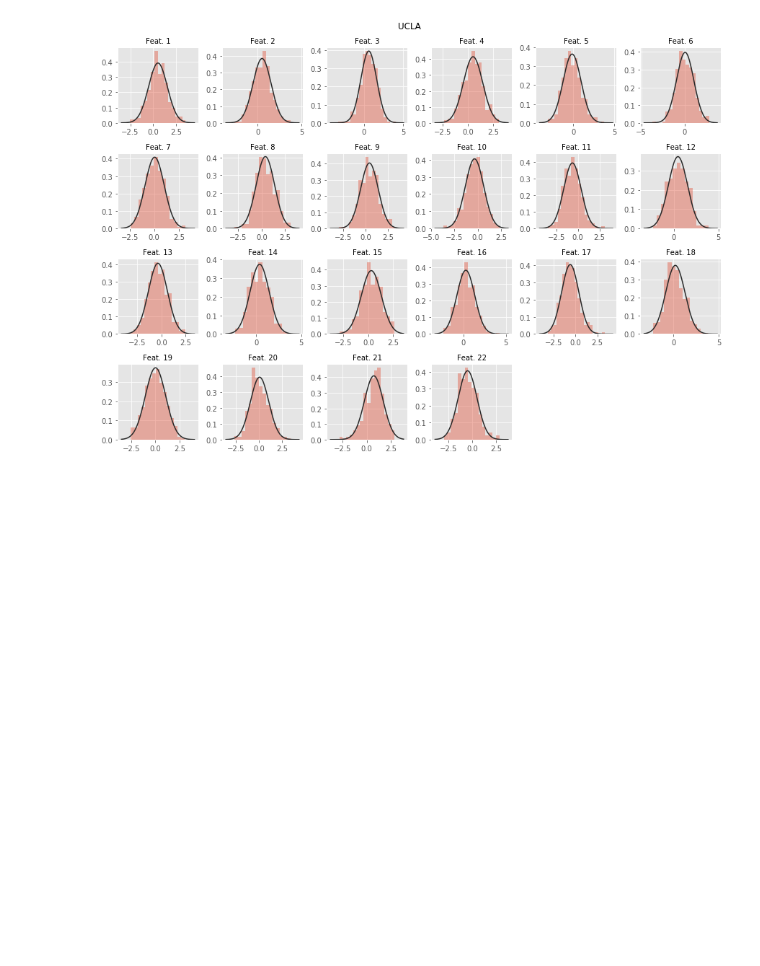
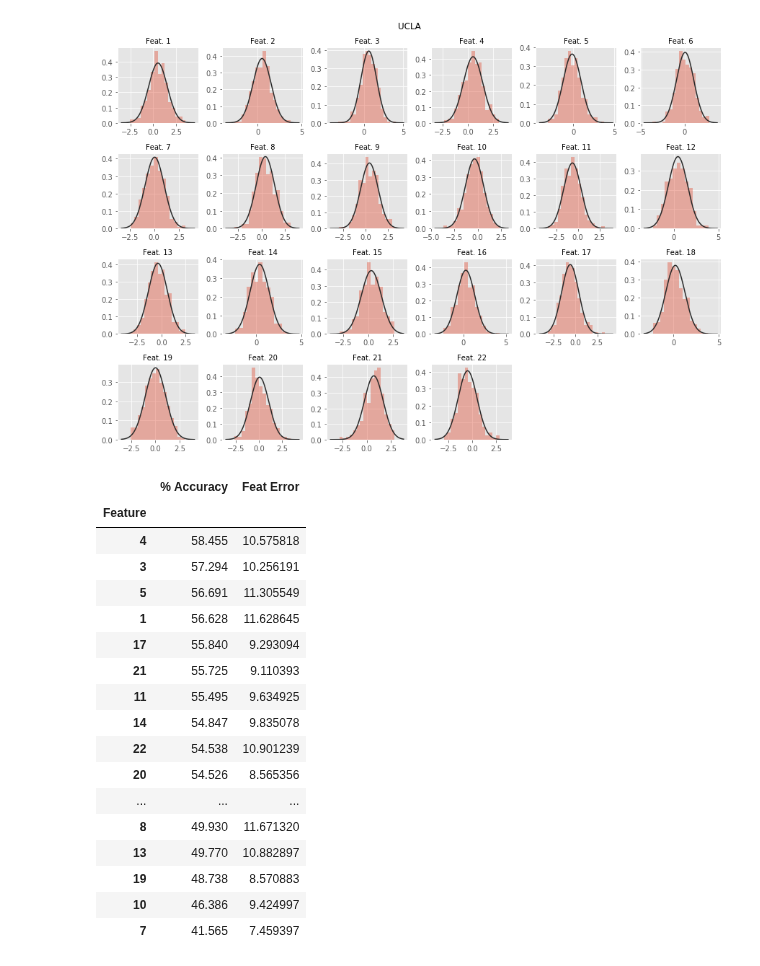
Before and after one commit to DynamicsAndNeuralSystems/fMRI_FeaturesDisorders, a Jupyter notebook: refinedCode.ipynb, the cells around one changed output. Cells and saved outputs as stored; diff of their text form; code cells hidden in the pictures; blank space fills up the shorter version.

Commit message:
Added a few functions to 'aF.py' Tweaked a few lines of code in the other files

```diff
--- a/refinedCode.ipynb
+++ b/refinedCode.ipynb
@@ -298,41 +299,62 @@ featAccOnly = False
 # %%
-def giveMeSortedFeats(element, subPath, PyFeatList, indices2KeepMat, targetCol):
-    ''' This function returns the sorted feature accuracies for the given dataset '''
+# def giveMeSortedFeats(element, subPath, PyFeatList, indices2KeepMat, targetCol):
+#     ''' This function returns the sorted feature accuracies for the given dataset '''
 
-    tsData, ROIs, subjects, feats, featList = af.addIndices(element, subPath, PyFeatList)
+#     tsData, ROIs, subjects, feats, featList = af.addIndices(element, subPath, PyFeatList)
 
-    # Initialise a few variables
-    featNo = np.zeros([feats])
-    feat_acc = np.zeros([feats])
-    featErr = np.zeros([feats])
+#     # Initialise a few variables
+#     featNo = np.zeros([feats])
+#     feat_acc = np.zeros([feats])
+#     featErr = np.zeros([feats])
 
-    for n in range(1, feats+1):
+#     for n in range(1, feats+1):
 
-        # For each of the 1 to 22 features, show me how good all of the ROIs are at predicting
-        # whether the subject has SCZ or not
-        tsDataSlice = af.getFeatSlice(ROIs, subjects, tsData, featList[n-1], indices2KeepMat)
-        tsDataSlice_zscored = tsDataSlice.apply(zscore)
+#         # For each of the 1 to 22 features, show me how good all of the ROIs are at predicting
+#         # whether the subject has SCZ or not
+#         tsDataSlice = af.getFeatSlice(ROIs, subjects, tsData, featList[n-1], indices2KeepMat)
+#         tsDataSlice_zscored = tsDataSlice.apply(zscore)
 
-        # Assign the data to variables
-        X = tsDataSlice_zscored
-        y = np.ravel(targetCol)
+#         # Assign the data to variables
+#         X = tsDataSlice_zscored
+#         y = np.ravel(targetCol)
 
-        avgScore = af.get10FoldCVScore(X,y).mean()
-        avgSTD = af.get10FoldCVScore(X,y).std()
-        featNo[n-1] = n
-        feat_acc[n-1] = avgScore
-        featErr[n-1] = avgSTD
+#         avgScore = af.get10FoldCVScore(X,y).mean()
+#         avgSTD = af.get10FoldCVScore(X,y).std()
+#         featNo[n-1] = n
+#         feat_acc[n-1] = avgScore
+#         featErr[n-1] = avgSTD
 
-    df = pd.DataFrame({'Feature':featNo,'% Accuracy':feat_acc,'Feat Error':featErr})
-    df['Feature'] = df.Feature.astype(int)
+#     df = pd.DataFrame({'Feature':featNo,'% Accuracy':feat_acc,'Feat Error':featErr})
+#     df['Feature'] = df.Feature.astype(int)
 
-    df_sorted = df.sort_values(by='% Accuracy',ascending=False)
+#     df_sorted = df.sort_values(by='% Accuracy',ascending=False)
 #     df_sorted = df_sorted.set_index('Feature')
-    return df_sorted
+#     return df_sorted
 
-df_sorted = giveMeSortedFeats(element, subPath, PyFeatList, indices2KeepMat, targetCol)
+df_sorted = af.giveMeSortedFeats(element, subPath, PyFeatList, indices2KeepMat, targetCol)
 
 outFileName = 'sortedFeats_' + str(dataset) + '.txt'
 
+df_sorted
+
 # df_sorted.to_csv(outFileName, index=False)
+# %% [output]
+|  | % Accuracy | Feat Error |
+| Feature |  |  |
+| 4 | 58.455 | 10.575818 |
+| 3 | 57.294 | 10.256191 |
+| 5 | 56.691 | 11.305549 |
+| 1 | 56.628 | 11.628645 |
+| 17 | 55.840 | 9.293094 |
+| 21 | 55.725 | 9.110393 |
+| 11 | 55.495 | 9.634925 |
+| 14 | 54.847 | 9.835078 |
+| 22 | 54.538 | 10.901239 |
+| 20 | 54.526 | 8.565356 |
+| ... | ... | ... |
+| 8 | 49.930 | 11.671320 |
+| 13 | 49.770 | 10.882897 |
+| 19 | 48.738 | 8.570883 |
+| 10 | 46.386 | 9.424997 |
+| 7 | 41.565 | 7.459397 |
 # %%
```
Also changed, not shown: parts of 7 cells of this notebook, 5 other files.
